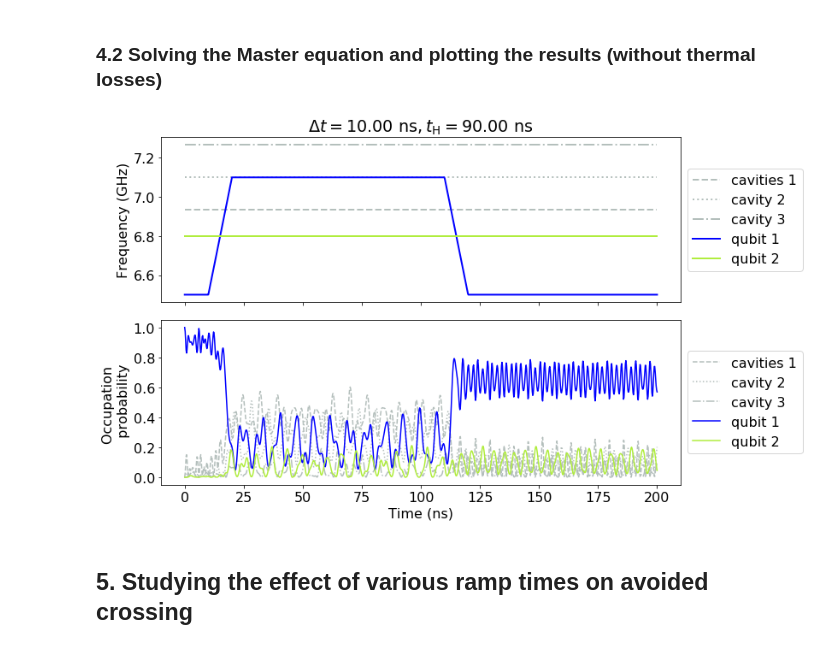
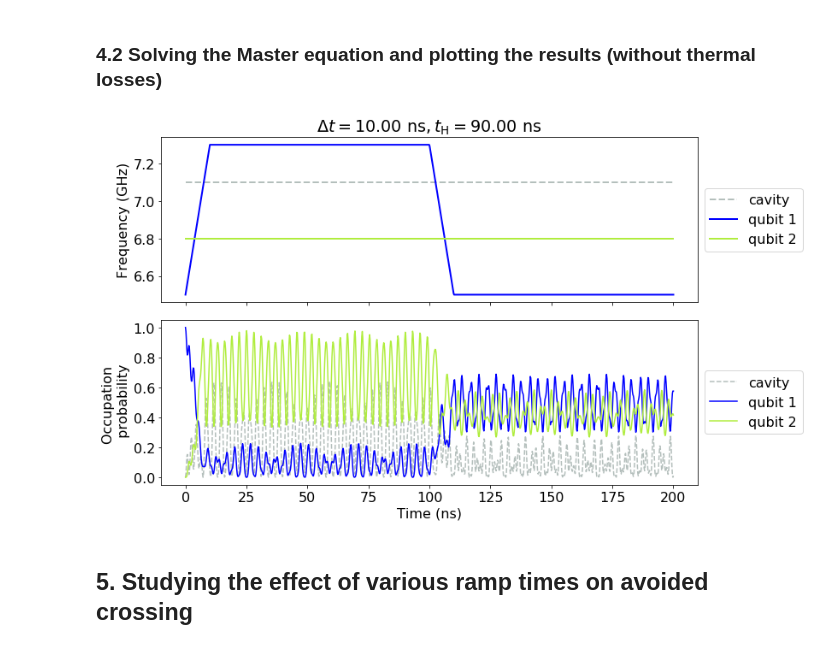
Before and after one commit to SoumyaShreeram/Qubit, a Jupyter notebook: Noteboooks/09. Studying avoided crossing for 2-qubit and 1-cavity system.ipynb, the cells around one changed output. Cells and saved outputs as stored; diff of their text form; code cells hidden in the pictures.

```diff
--- a/Noteboooks/09. Studying avoided crossing for 2-qubit and 1-cavity system.ipynb
+++ b/Noteboooks/09. Studying avoided crossing for 2-qubit and 1-cavity system.ipynb
@@ -180,21 +166,20 @@ Hq1 =  0.5*sz1
 Hq2 =  0.5*sz2
 
 # Filter Hamiltonians (refer formula in the Introduction)
-Hf = numOp(a1) + numOp(a2) + numOp(a3)
-H_f12 = g_f1*(rwaCoupling(a1, a2) + rwaCoupling(a2, a3))
+Hf = numOp(a)
 
 # Qubit-Filter Hamiltonian
-Hqf = g_q1f*(rwaCoupling(a1, sm1) + rwaCoupling(a3, sm2))
+Hqf = g_q1f*(rwaCoupling(a, sm1) + rwaCoupling(a, sm2))
 
 # time-independent Hamiltonian (see later)
-H0 = H_f12 + Hqf + w_f*Hf + w_q2*Hq2
+H0 = w_f*Hf + w_q2*Hq2 + Hqf
 
 H = H0 + w_q1*Hq1  # Resultant Hamiltonian
 # %% [markdown]
 ### 3.3 Initial State
 # %%
 # initial state of the system. Qubit 1: excited, Qubit 2: ground st.
-psi0 = tensor(basis(N,0), basis(N,0), basis(N,0), basis(2,0), basis(2,1))
+psi0 = tensor(basis(N,0), basis(2,0), basis(2,1))
 # %% [markdown]
 ## 4. Demonstrating avoided crossing
 
@@ -386,23 +364,23 @@ res1 = mesolve(H_t, psi0, times, [], [])
 # %%
 fig, axes = plt.subplots(2, 1, sharex=True, figsize=(12,7))
 
-labels_ = ["cavities 1", "cavity 2", "cavity 3", "qubit 1", "qubit 2"]
-w_list = [wf1_t, wf2_t, wf3_t, wq1_t, wq2_t]
-colors_ = ['#b4bfbc', '#b4bfbc', '#b4bfbc', 'b', '#b0ed3e']
-linestyle_ = ['--', ':', '-.', '-', '-']
-components_ = [numOp(a1), numOp(a2), numOp(a3), n1, n2]
+labels_ = ["cavity", "qubit 1", "qubit 2"]
+w_list = [wf_t, wq1_t, wq2_t]
+colors_ = ['#b4bfbc', 'b', '#b0ed3e']
+linestyle_ = ['--', '-', '-']
+components_ = [nc, n1, n2]
 
-for i in [0, 1, 2, 3, 4]:
+for i in [0, 1, 2]:
     plotFrequencies(axes[0], times, w_list[i], colors_[i], labels_[i], linestyle_[i])
 setLabels(axes[0], tr, th, 0)
 
-for i in [0, 1, 2, 3, 4]:
+for i in [0, 1, 2]:
     plotProb(axes[1], times, components_[i], res1, colors_[i], labels_[i], linestyle_[i])
 setLabels(axes[1], tr, th, 1)
 
 fig.tight_layout()
 # %% [output]
-[figure, old version]
+[figure, new version]
 # %% [markdown]
 ## 5. Studying the effect of various ramp times on avoided crossing
 # %%
```
Also changed, not shown: parts of 15 cells of this notebook, 3 other files.
